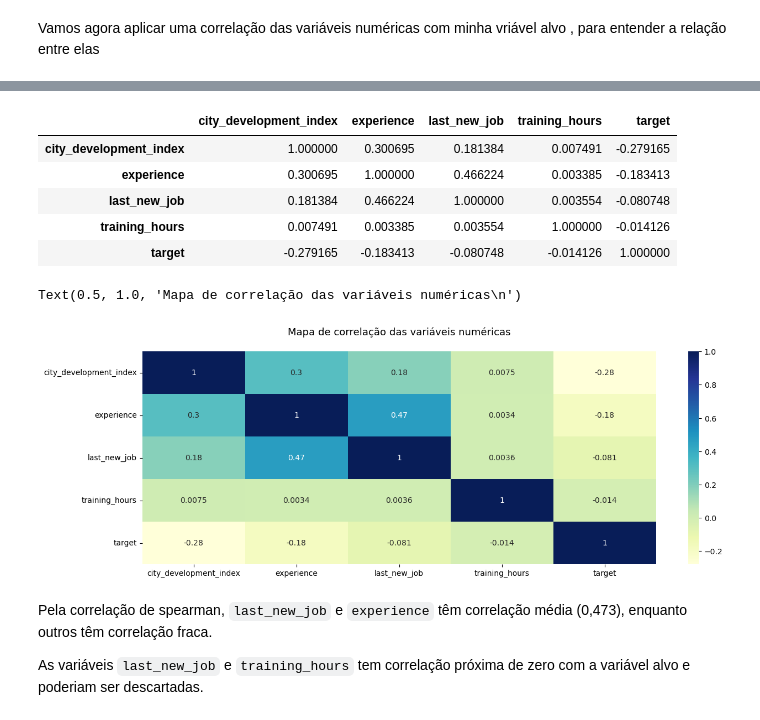
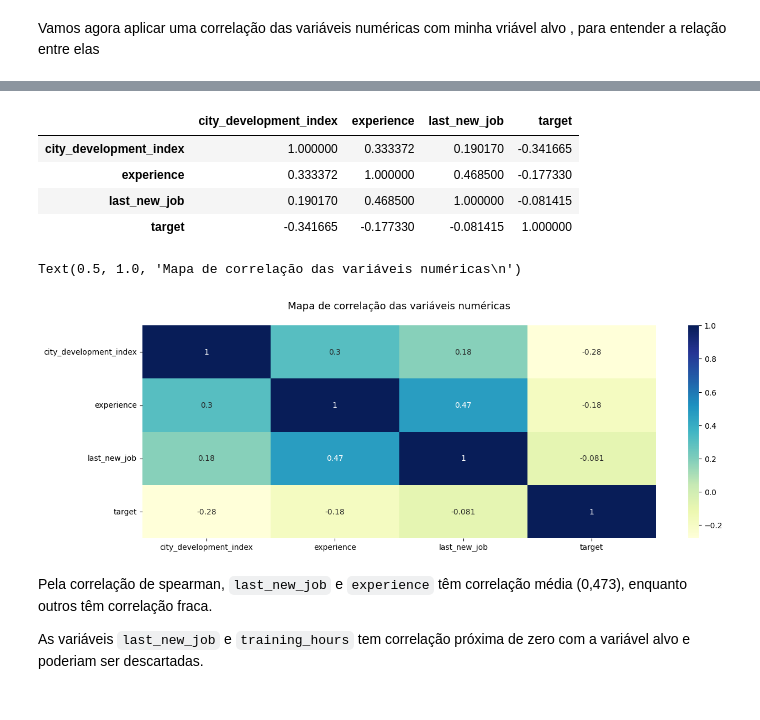
Before and after one commit to pedrorechee/AnaliseRH, a Jupyter notebook: Meuprojeto.ipynb, the cells around one changed output, grey strips where cells are left out. Drawn from its saved outputs; the diff is of its cells as text; code cells hidden in the pictures.

```diff
--- a/Meuprojeto.ipynb
+++ b/Meuprojeto.ipynb
@@ -278,10 +282,12 @@ Consigo notar que as 2 variáveis tem um corportamento mais próxima de uma vari
 Então vamos transforma-la!!
 # %%
 # Convertendo a variável experience para numérica
-df_copia['experience']=np.where(df_copia['experience']=="<1",1,df_copia['experience'])
-df_copia['experience']=np.where(df['experience']=='>20',20,df_copia['experience'])
+df_copia['experience'] = np.where(
+    df_copia['experience'] == "<1", 1, df_copia['experience'])
+df_copia['experience'] = np.where(
+    df['experience'] == '>20', 20, df_copia['experience'])
 # Mudando o tipo da variável para float
-df_copia['experience']=df_copia['experience'].astype(float)
+df_copia['experience'] = df_copia['experience'].astype(float)
 # %%
 df_copia['last_new_job']
 # %% [output]
@@ -299,10 +305,12 @@ df_copia['last_new_job']
 Name: last_new_job, Length: 19158, dtype: object
 # %%
 # Convertendo a variável last_new_job para numérica
-df_copia['last_new_job']=np.where(df['last_new_job']==">4",4,df_copia['last_new_job'])
-df_copia['last_new_job']=np.where(df['last_new_job']=='never',0,df_copia['last_new_job'])
+df_copia['last_new_job'] = np.where(
+    df['last_new_job'] == ">4", 4, df_copia['last_new_job'])
+df_copia['last_new_job'] = np.where(
+    df['last_new_job'] == 'never', 0, df_copia['last_new_job'])
 # Mudando o tipo da variável para float
-df_copia['last_new_job']=df_copia['last_new_job'].astype(float)
+df_copia['last_new_job'] = df_copia['last_new_job'].astype(float)
 # %%
 # Verificando se deu certo
 df_copia.info()
@@ -329,23 +353,24 @@ Vamos agora aplicar uma correlação das variáveis numéricas com minha vriáve
 # %%
 # Calculando o coeficiente de correlação
-df_copia.drop('enrollee_id',axis=1).corr("spearman")
+df_consulta = df_copia.select_dtypes("float")
+
+df_consulta.corr()
 # %% [output]
-|  | city_development_index | experience | last_new_job | training_hours | target |
-| city_development_index | 1.000000 | 0.300695 | 0.181384 | 0.007491 | -0.279165 |
-| experience | 0.300695 | 1.000000 | 0.466224 | 0.003385 | -0.183413 |
-| last_new_job | 0.181384 | 0.466224 | 1.000000 | 0.003554 | -0.080748 |
-| training_hours | 0.007491 | 0.003385 | 0.003554 | 1.000000 | -0.014126 |
-| target | -0.279165 | -0.183413 | -0.080748 | -0.014126 | 1.000000 |
+|  | city_development_index | experience | last_new_job | target |
+| city_development_index | 1.000000 | 0.333372 | 0.190170 | -0.341665 |
+| experience | 0.333372 | 1.000000 | 0.468500 | -0.177330 |
+| last_new_job | 0.190170 | 0.468500 | 1.000000 | -0.081415 |
+| target | -0.341665 | -0.177330 | -0.081415 | 1.000000 |
 # %%
 # Indicando a área da minha plotagem
-plt.figure(figsize=(15,5))
+plt.figure(figsize=(15, 5))
 # Criando o heatmap
-sns.heatmap(df_copia.drop("enrollee_id", axis = 1).corr("spearman"), annot = True, cmap = "YlGnBu")
+sns.heatmap(df_consulta.corr("spearman"), annot=True, cmap="YlGnBu")
 # Colocando o titulo
-plt.title('Mapa de correlação das variáveis numéricas\n',fontsize=13)
+plt.title('Mapa de correlação das variáveis numéricas\n', fontsize=13)
 # %% [output]
 Text(0.5, 1.0, 'Mapa de correlação das variáveis numéricas\n')
-[figure, old version]
+[figure, new version]
 # %% [markdown]
 Pela correlação de spearman, `last_new_job` e `experience` têm correlação média (0,473), enquanto outros têm correlação fraca.
 
```
Also changed, not shown: parts of 31 cells of this notebook.
